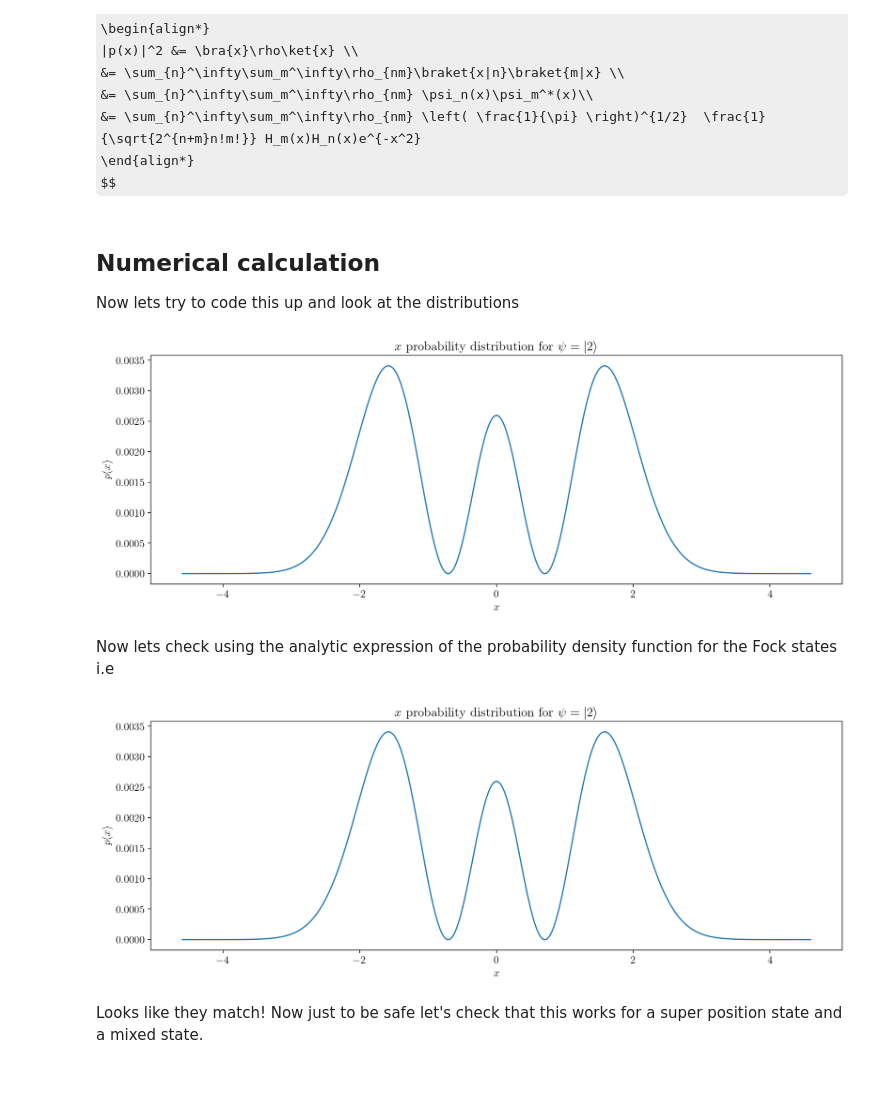
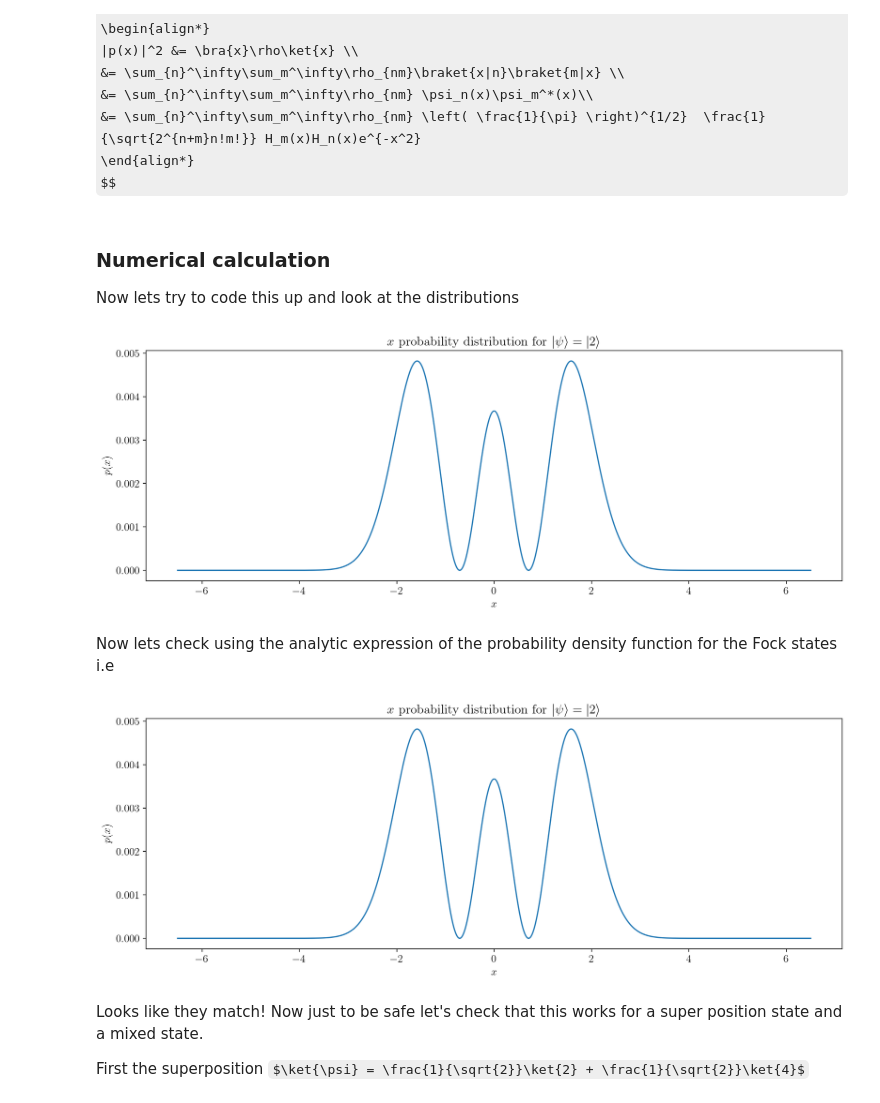
Before and after one commit to amanuelanteneh/aman-notes, a Jupyter notebook: _sources/physics/quantum-mechanics/homodyne_detection.ipynb, the cells around one changed output. Drawn from its saved outputs; the diff is of its cells as text; code cells hidden in the pictures; some formulas as TeX source.

```diff
--- a/_sources/physics/quantum-mechanics/homodyne_detection.ipynb
+++ b/_sources/physics/quantum-mechanics/homodyne_detection.ipynb
@@ -118,7 +118,7 @@ $$
 \end{align*}
 $$
 # %% [markdown]
-## Numerical calculation
+### Numerical calculation
 
 Now lets try to code this up and look at the distributions
 # %%
@@ -143,42 +143,45 @@ def plot_pdf(points, pdf, state_name):
 # %%
 dim = 40
 fock = 2
-state_name = r"$\psi=|2\rangle$"
+hbar = 1
+state_name = r"$|\psi\rangle=|" + str(fock) + r"\rangle$"
 rho = np.array( qt.fock_dm(dim, fock) )
-c = (np.pi)**(-0.5) # the constant 1/√π
+m_w_over_pi_hbar = (np.pi * hbar)**(-0.5)
 num_points = 1000
-quad_max = 6.5
-points = (2**(-0.5)) * np.linspace(-quad_max, quad_max, num_points)
-pdf = np.zeros(shape=(num_points,), dtype=np.complex128)
+x_max = 6.5
+
+points =  np.linspace(-x_max, x_max, num_points)
+pdf = np.zeros(shape=(num_points,) , dtype=np.complex128)
 
 for n in range(rho.shape[0]):
     for m in range(rho.shape[1]):
-        pdf += rho[n, m] *  ( (2**(n+m)) * fac(n) * fac(m) )**(-0.5) \
-                    * H(m)(points) * H(n)(points)
+        pdf += rho[n, m] * ( (2**(n+m)) * fac(n) * fac(m) )**(-0.5) * H(m)(points) * H(n)(points)
 
-pdf *=  c * np.exp(-points*points)
+pdf *=  m_w_over_pi_hbar * np.exp(-points**2)
 pdf = np.real(pdf) # imaginary parts should have all canceled but still need to cast to real data type
 pdf[pdf < 1e-10] = 0 # zero out any super small or negative probabilities
 
 pdf /= sum(pdf) # normalize probability distribution
 plot_pdf(points, pdf, state_name)
 # %% [output]
-[figure, old version]
+[figure, new version]
 # %% [markdown]
 Now lets check using the analytic expression of the probability density function for the Fock states i.e
 # %%
-def fock_prob_dist(points, n):
-    pdf = H(n)(points) * H(n)(points) * np.exp(-points*points)
-    pdf *= np.pi**(-0.5) * ( (2**n) * fac(n) )**(-1)
+def fock_prob_dist(points, n, hbar):
+    pdf = H(n)(points) * H(n)(points) * np.exp(-points**2)
+    pdf *= (np.pi * hbar)**(-0.5) * ( (2**n) * fac(n) )**(-1)
     pdf = np.real(pdf) # imaginary parts should have all canceled but still need to cast to real data type
     pdf[pdf < 1e-10] = 0 # zero out any super small or negative probabilities
     return pdf
 
-true_pdf = fock_prob_dist(points, fock)
+true_pdf = fock_prob_dist(points, fock, hbar)
 true_pdf /= sum(pdf)
 
 plot_pdf(points, true_pdf, state_name)
 # %% [output]
-[figure, old version]
+[figure, new version]
 # %% [markdown]
 Looks like they match! Now just to be safe let's check that this works for a super position state and a mixed state.
+
+First the superposition $\ket{\psi} = \frac{1}{\sqrt{2}}\ket{2} + \frac{1}{\sqrt{2}}\ket{4}$
```
Also changed, not shown: parts of 8 cells of this notebook, 5 other files.
